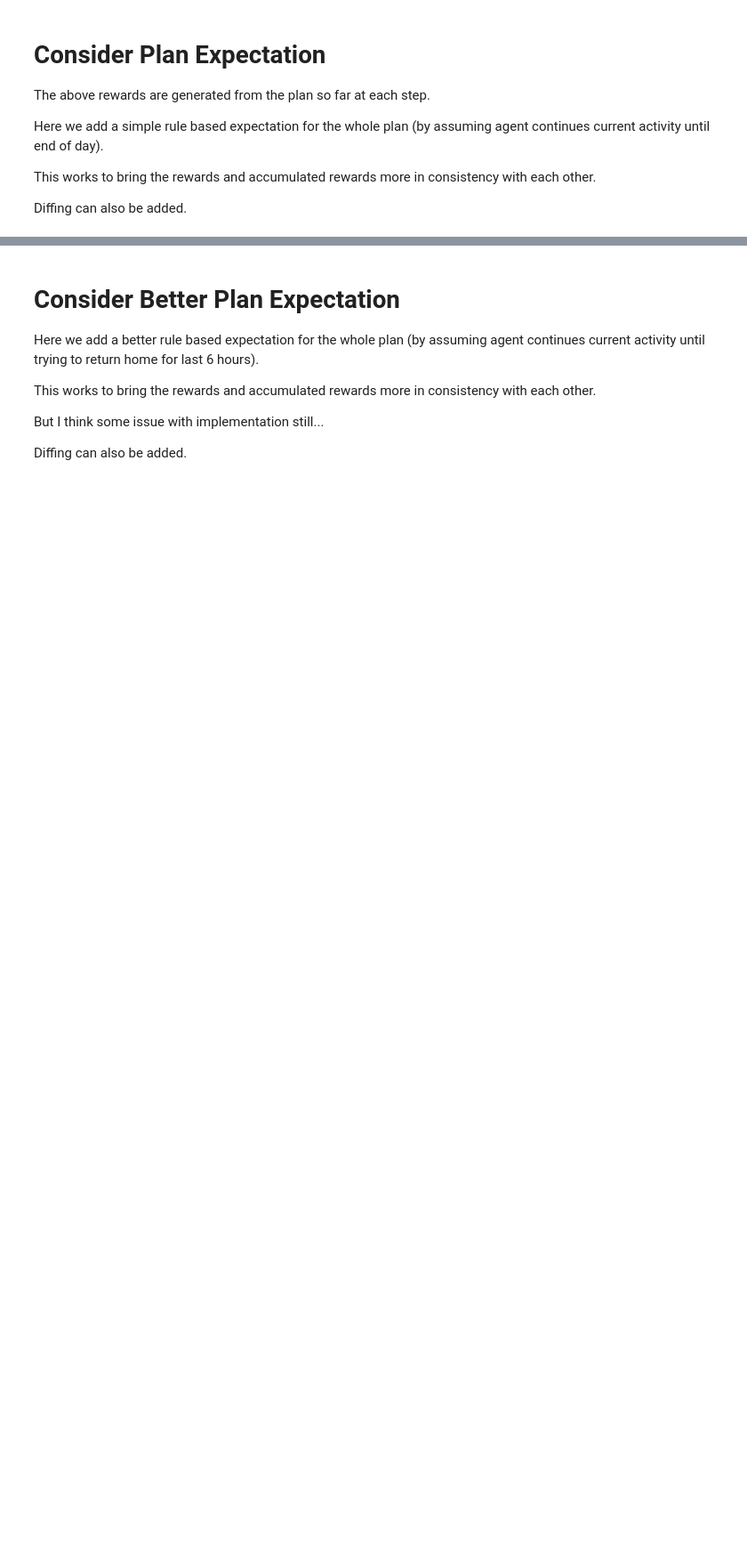
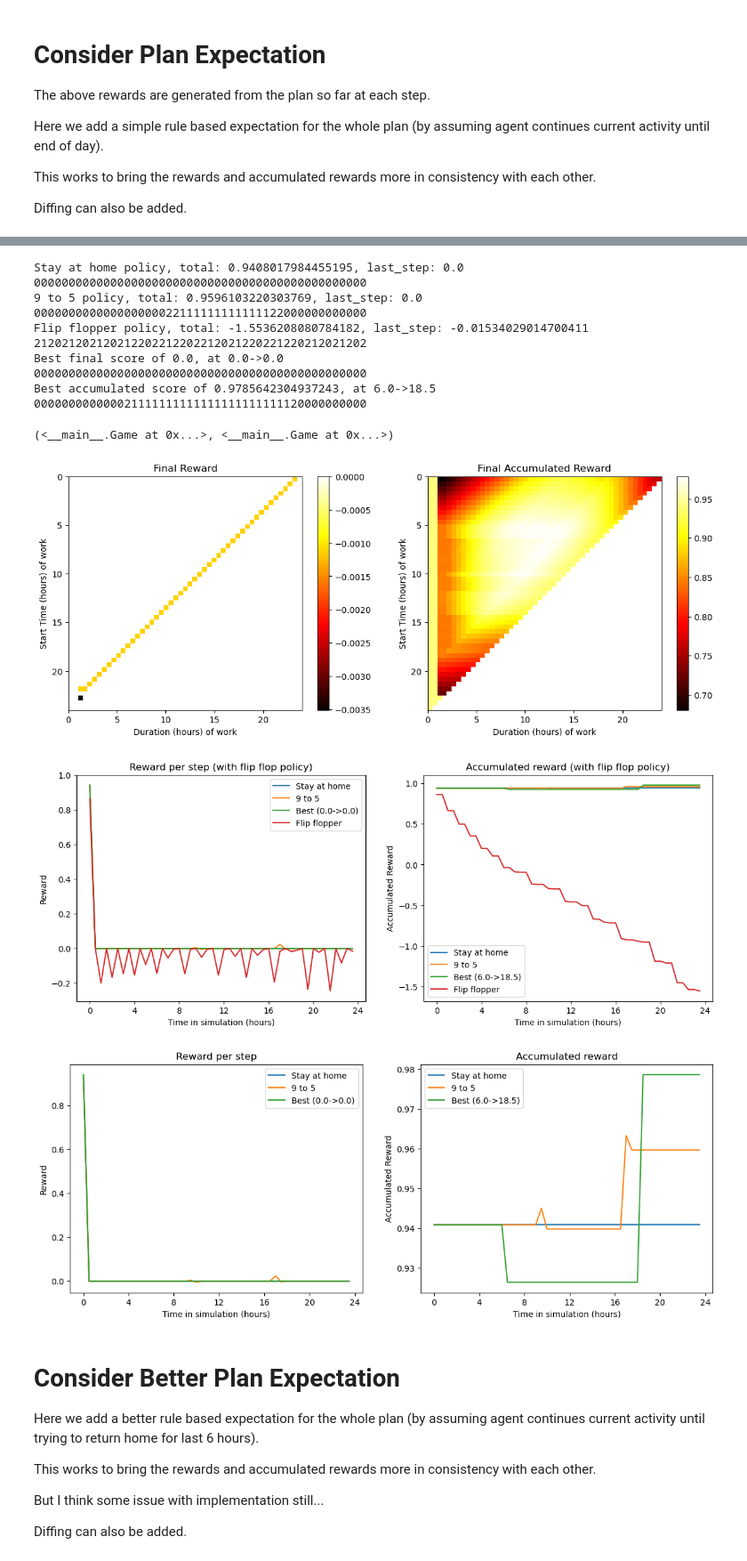
Before and after one commit to fredshone/biggym, a Jupyter notebook: examples/scheduler_demo.ipynb, the cells around one changed output, grey strips where cells are left out. Shown at 89% size. Drawn from its saved outputs; the diff is of its cells as text; code cells hidden in the pictures; blank space fills up the shorter version.

Commit message:
fixes demo charts

```diff
--- a/examples/scheduler_demo.ipynb
+++ b/examples/scheduler_demo.ipynb
@@ -252,3 +349,34 @@ Best accumulated score of 45.578107695449674, at 10.0->18.5
+# %%
+from biggym.rewards.expectation import ContinueDay
+
+max_duration = 24
+steps = 48
+
+scorer = DiffScore(
+    NormalisedScorer(
+        scorer=SimpleMATSimTraceScorer(), expectation=ContinueDay(24)
+    )
+)
+env = SchedulerEnv(
+    duration=max_duration, steps=steps, distance=10.0, scorer=scorer
+)
+
+run_experiment(env, max_duration, steps)
+# %% [output]
+Stay at home policy, total: 0.9408017984455195, last_step: 0.0
+000000000000000000000000000000000000000000000000
+9 to 5 policy, total: 0.9596103220303769, last_step: 0.0
+000000000000000000022111111111111122000000000000
+Flip flopper policy, total: -1.5536208080784182, last_step: -0.01534029014700411
+212021202120212202212202212021220221220212021202
+Best final score of 0.0, at 0.0->0.0
+000000000000000000000000000000000000000000000000
+Best accumulated score of 0.9785642304937243, at 6.0->18.5
+000000000000021111111111111111111111120000000000
+(<__main__.Game at 0x...>, <__main__.Game at 0x...>)
+[figure, added]
+[figure, added]
+[figure, added]
 # %% [markdown]
 # Consider Better Plan Expectation
 
```
Also changed, not shown: parts of 9 cells of this notebook, 2 other files.
